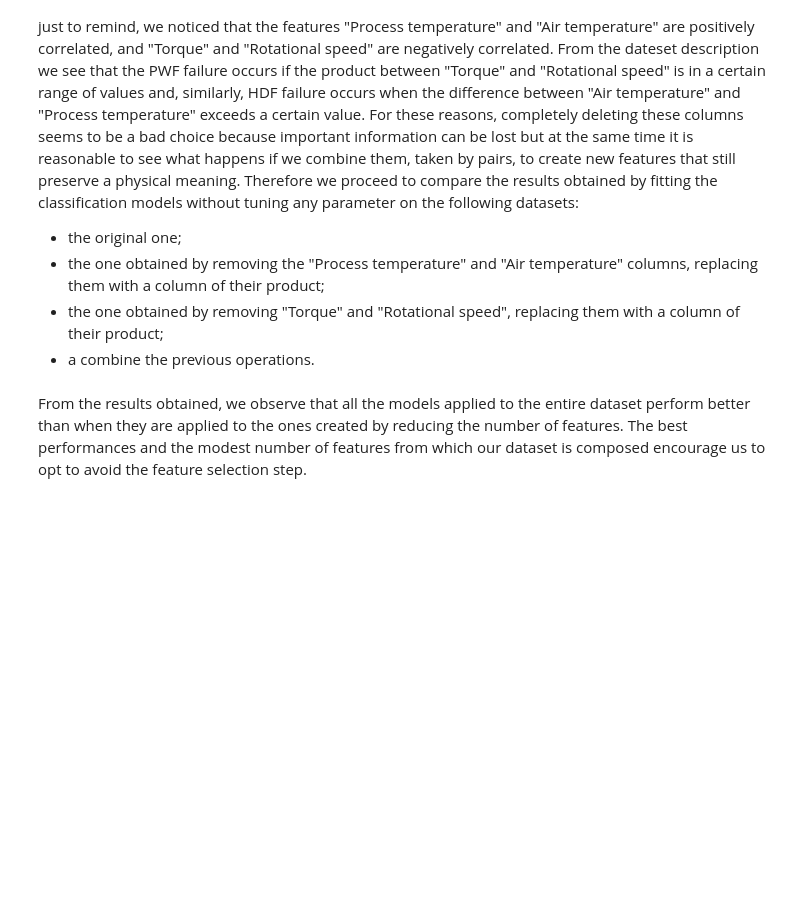
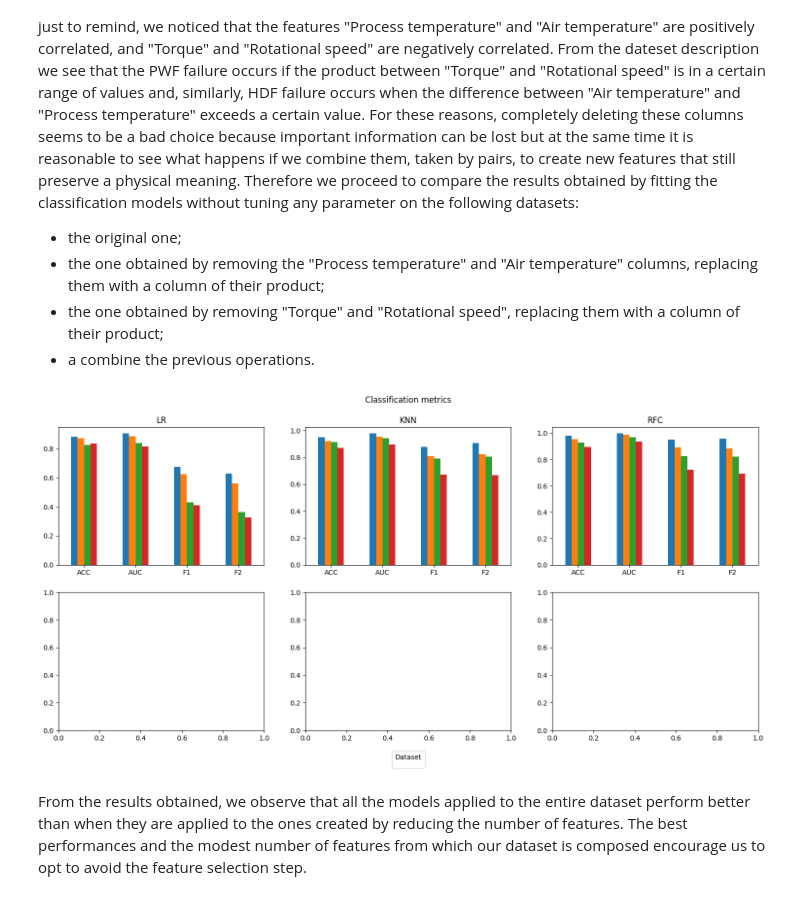
Before and after one commit to vksunidi/Predictive-Maintenance-Pipeline-for-IoT-Devices, a Jupyter notebook: predictive-maintenance-final-project.ipynb, the cells around one changed output. Cells and saved outputs as stored; diff of their text form; code cells hidden in the pictures; blank space fills up the shorter version.

```diff
--- a/predictive-maintenance-final-project.ipynb
+++ b/predictive-maintenance-final-project.ipynb
@@ -98,7 +98,7 @@ import matplotlib.pyplot as plt
 import seaborn as sns
 
 # Import data
-data_path = '../input/machine-predictive-maintenance-classification/predictive_maintenance.csv'
+data_path = '/Users/sunidi/Downloads/predictive_maintenance.csv'
 data = pd.read_csv(data_path)
 n = data.shape[0]
 # First checks
@@ -707,12 +846,12 @@ parameter on the following datasets:
 # Models
 lr = LogisticRegression()
 knn = KNeighborsClassifier()
-svc = SVC(probability=True)
+#svc = SVC(probability=True)
 rfc = RandomForestClassifier()
-xgb = XGBClassifier()
+#xgb = XGBClassifier()
 
-clf = [lr,knn,svc,rfc,xgb]
-clf_str = ['LR','KNN','SVC','RFC','XGB']
+clf = [lr,knn,rfc]
+clf_str = ['LR','KNN','RFC']
 
 # Fit on raw train
 metrics_0 = fit_models(clf,clf_str,X_train,X_val,y_train,y_val)
@@ -727,33 +866,35 @@ metrics_1 = fit_models(clf,clf_str,XX_train,XX_val,y_train,y_val)
 # Fit on power product train
 XX_train = X_train.drop(columns=['Rotational speed','Torque'])
 XX_val = X_val.drop(columns=['Rotational speed','Torque'])
 XX_train['Power'] = X_train['Rotational speed']*X_train['Torque']
 XX_val['Power'] = X_val['Rotational speed']*X_val['Torque']
 metrics_2 = fit_models(clf,clf_str,XX_train,XX_val,y_train,y_val)
 
 # Fit on both products train
 XX_train = X_train.drop(columns=['Process temperature','Air temperature','Rotational speed','Torque'])
 XX_val = X_val.drop(columns=['Process temperature','Air temperature','Rotational speed','Torque'])
 XX_train['Temperature']= X_train['Process temperature']*X_train['Air temperature']
 XX_val['Temperature']= X_val['Process temperature']*X_val['Air temperature']
 XX_train['Power'] = X_train['Rotational speed']*X_train['Torque']
 XX_val['Power'] = X_val['Rotational speed']*X_val['Torque']
 metrics_3 = fit_models(clf,clf_str,XX_train,XX_val,y_train,y_val)
 
 # classification metrics barplot
 fig, axs = plt.subplots(nrows=2, ncols=3, figsize=(18,8))
 fig.suptitle('Classification metrics')
 for j, model in enumerate(clf_str):
     ax = axs[j//3,j-3*(j//3)]
     model_metrics = pd.DataFrame(data=[metrics_0[model],metrics_1[model],metrics_2[model],metrics_3[model]])
     model_metrics.index = ['Original','Temperature','Power','Both']
     model_metrics.transpose().plot(ax=ax, kind='bar', rot=0, )
     ax.title.set_text(model)
     ax.get_legend().remove()
 fig.subplots_adjust(top=0.9, left=0.1, right=0.9, bottom=0.12)
 axs.flatten()[-2].legend(title='Dataset', loc='upper center',
                          bbox_to_anchor=(0.5, -0.12), ncol=4, fontsize=12)
 plt.show()
+# %% [output]
+[figure, added]
 # %% [markdown]
 From the results obtained, we observe that all the models applied to the entire dataset perform
 better than when they are applied to the ones created by reducing the number of features.
```
Also changed, not shown: parts of 30 cells of this notebook.
